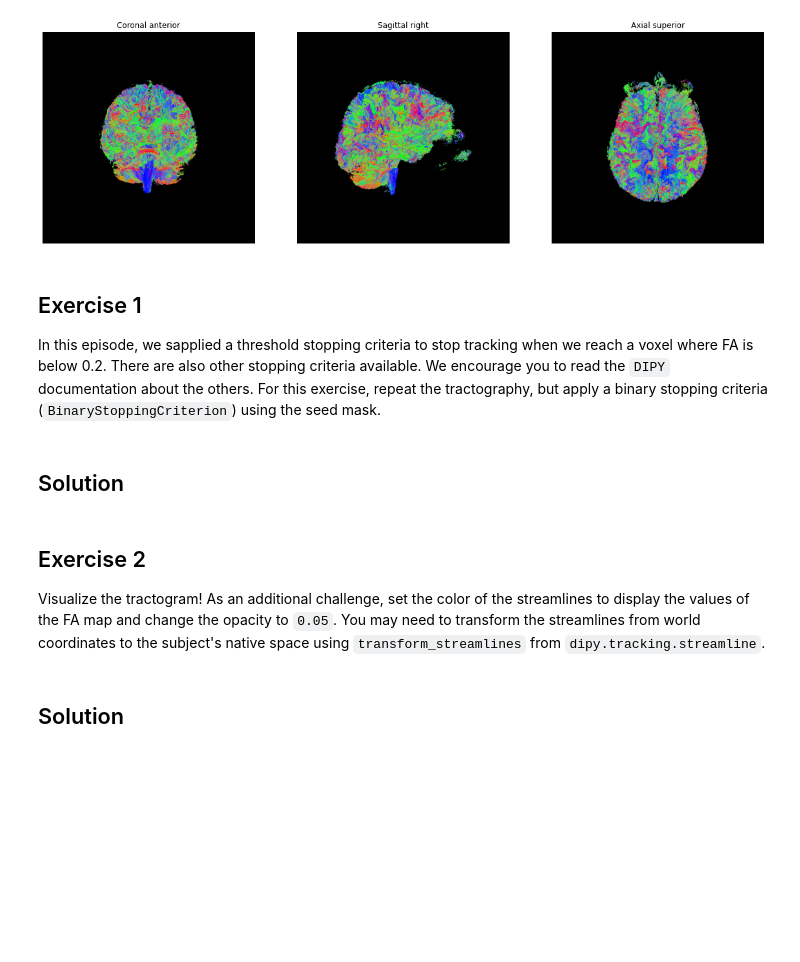
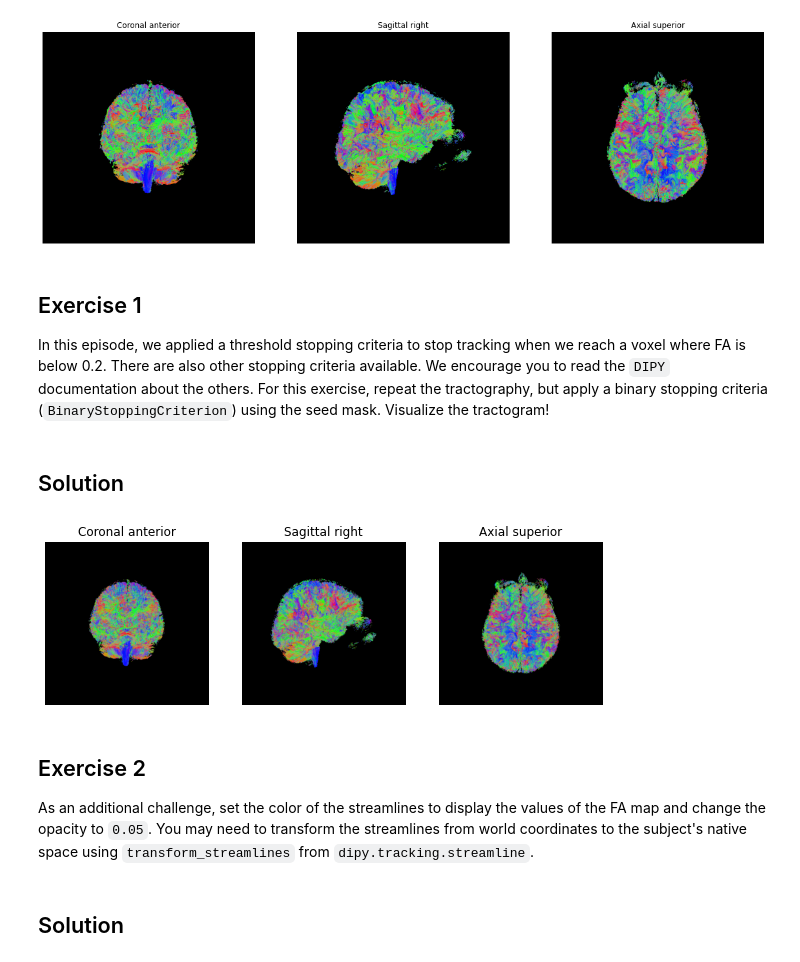
Before and after one commit to carpentries-incubator/SDC-BIDS-dMRI, a Jupyter notebook: code/deterministic_tractography/solutions/deterministic_tractography_solutions.ipynb, the cells around one changed output. Saved outputs shown, nothing was run; the diff lists cells and outputs as text; code cells hidden in the pictures; blank space fills up the shorter version.

```diff
--- a/code/deterministic_tractography/solutions/deterministic_tractography_solutions.ipynb
+++ b/code/deterministic_tractography/solutions/deterministic_tractography_solutions.ipynb
@@ -165,12 +169,13 @@ plt.show()
 # %% [markdown]
 ## Exercise 1
 
-In this episode, we sapplied a threshold stopping criteria
+In this episode, we applied a threshold stopping criteria
 to stop tracking when we reach a voxel where FA is below 0.2.
 There are also other stopping criteria available. We encourage
 you to read the `DIPY` documentation about the others. For this
 exercise, repeat the tractography, but apply a binary stopping
 criteria (`BinaryStoppingCriterion`) using the seed mask.
+Visualize the tractogram!
 # %% [markdown]
 ## Solution
 # %%
@@ -191,6 +196,9 @@ from dipy.tracking import utils
 from dipy.tracking.stopping_criterion import BinaryStoppingCriterion
 from dipy.tracking.local_tracking import LocalTracking
 from dipy.tracking.streamline import Streamlines
+
+from utils.visualization_utils import generate_anatomical_volume_figure
+from fury import actor, colormap
 
 dwi_layout = BIDSLayout(
     "../../../data/ds000221/derivatives/uncorrected_topup_eddy", validate=False)
@@ -212,37 +220,47 @@ bvals, bvecs = read_bvals_bvecs(bval_fname, bvec_fname)
 gtab = gradient_table(bvals, bvecs)
 
 dwi_data = dwi_img.get_fdata()
 # Specify the volume index to the b0 volumes
 dwi_data, dwi_mask = median_otsu(dwi_data, vol_idx=[0], numpass=1)
 
 # Fit tensor and compute FA map
 dti_model = dti.TensorModel(gtab)
 dti_fit = dti_model.fit(dwi_data, mask=dwi_mask)
 fa_img = dti_fit.fa
 evecs_img = dti_fit.evecs
 
 sphere = get_sphere('symmetric362')
 peak_indices = peaks_from_model(model=dti_model, data=dwi_data, sphere=sphere,
                                 relative_peak_threshold=.2, min_separation_angle=25, mask=dwi_mask, npeaks=2)
 
 # Create a binary seed mask
 seed_mask = fa_img.copy()
 seed_mask[seed_mask >= 0.2] = 1
 seed_mask[seed_mask < 0.2] = 0
 
 seeds = utils.seeds_from_mask(seed_mask, affine=affine, density=1)
 
 # Set stopping criteria
 stopping_criterion = BinaryStoppingCriterion(seed_mask == 1)
 
 # Perform tracking
 streamlines_generator = LocalTracking(
     peak_indices, stopping_criterion, seeds, affine=affine, step_size=.5)
 streamlines = Streamlines(streamlines_generator)
+
+# Plot the tractogram
+# Build the representation of the data
+streamlines_actor = actor.line(streamlines, colormap.line_colors(streamlines))
+
+# Generate the figure
+fig = generate_anatomical_volume_figure(streamlines_actor)
+plt.show()
+# %% [output]
+[figure, added]
 # %% [markdown]
 ## Exercise 2
 
-Visualize the tractogram! As an additional challenge, set the
+As an additional challenge, set the
 color of the streamlines to display the values of the
 FA map and change the opacity to `0.05`. You may need to transform the streamlines from world coordinates to the subject's native space using `transform_streamlines` from `dipy.tracking.streamline`.
 # %% [markdown]
```
Also changed, not shown: parts of 2 cells of this notebook, 3 other files.
